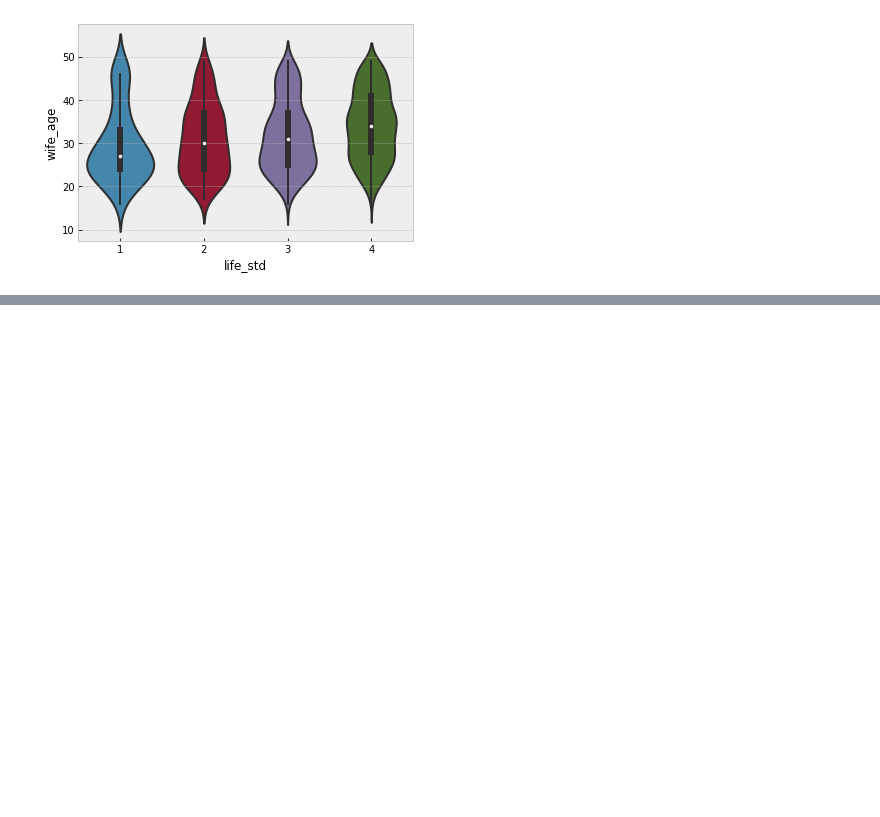
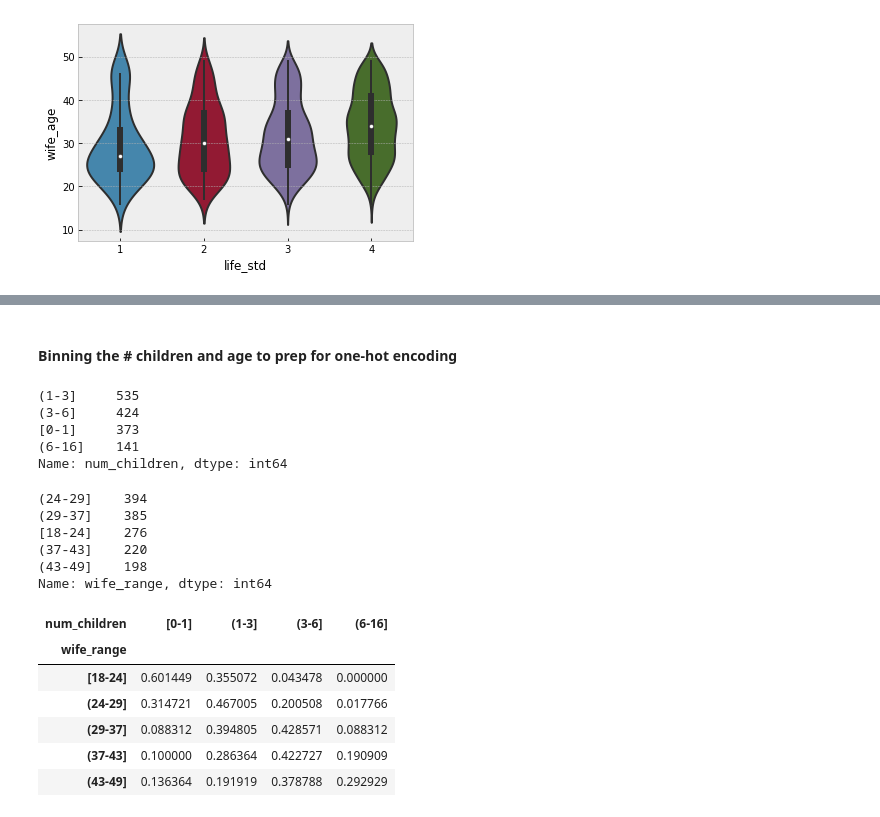
Before and after one commit to MichaelNormandyGavin/contraceptive, a Jupyter notebook: Contraceptive Study Classification.ipynb, the cells around one changed output, grey strips where cells are left out. Saved outputs shown, nothing was run; the diff lists cells and outputs as text; code cells hidden in the pictures; blank space fills up the shorter version.

Commit message:
Further exploratory data analysis and one-hot encoding

```diff
--- a/Contraceptive Study Classification.ipynb
+++ b/Contraceptive Study Classification.ipynb
@@ -157,0 +179,2 @@ sb.violinplot(x='life_std',y='wife_age',data=df)
+# %% [markdown]
+#### Binning the # children and age to prep for one-hot encoding
@@ -157,0 +183,8 @@ sb.violinplot(x='life_std',y='wife_age',data=df)
+# %%
+df['num_children'].value_counts()
+# %% [output]
+(1-3]     535
+(3-6]     424
+[0-1]     373
+(6-16]    141
+Name: num_children, dtype: int64
@@ -157,0 +193,20 @@ sb.violinplot(x='life_std',y='wife_age',data=df)
+# %%
+df['wife_range'].value_counts()
+# %% [output]
+(24-29]    394
+(29-37]    385
+[18-24]    276
+(37-43]    220
+(43-49]    198
+Name: wife_range, dtype: int64
+# %%
+df_2 = pd.crosstab(df['wife_range'],df['num_children'],normalize='index')
+df_2
+# %% [output]
+| num_children | [0-1] | (1-3] | (3-6] | (6-16] |
+| wife_range |  |  |  |  |
+| [18-24] | 0.601449 | 0.355072 | 0.043478 | 0.000000 |
+| (24-29] | 0.314721 | 0.467005 | 0.200508 | 0.017766 |
+| (29-37] | 0.088312 | 0.394805 | 0.428571 | 0.088312 |
+| (37-43] | 0.100000 | 0.286364 | 0.422727 | 0.190909 |
+| (43-49] | 0.136364 | 0.191919 | 0.378788 | 0.292929 |
```
Also changed, not shown: parts of 16 cells of this notebook.
